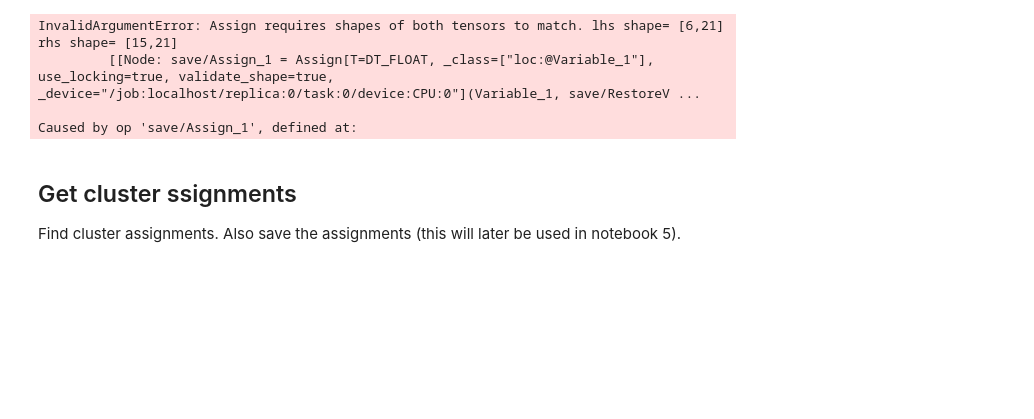
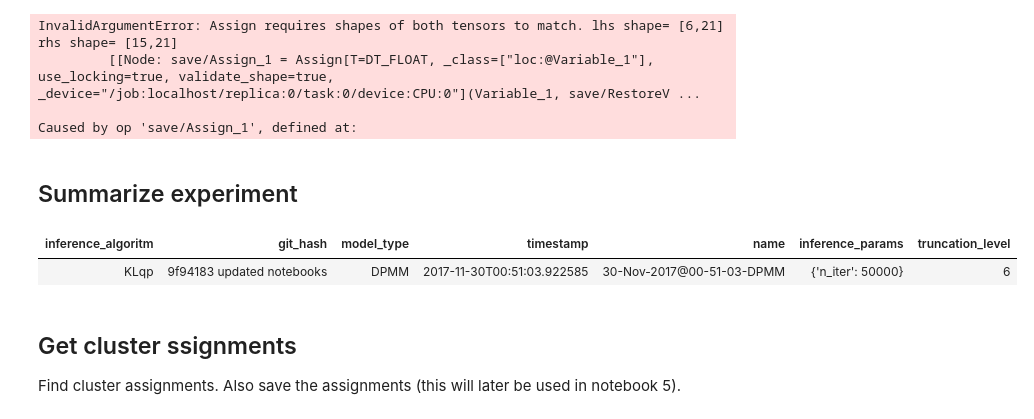
Before and after one commit to edublancas/neural-clustering, a Jupyter notebook: notebooks/4-2-model-criticism-DPMM.ipynb, the cells around one changed output. Cells and saved outputs as stored; diff of their text form; code cells hidden in the pictures; blank space fills up the shorter version.

```diff
--- a/notebooks/4-2-model-criticism-DPMM.ipynb
+++ b/notebooks/4-2-model-criticism-DPMM.ipynb
@@ -45,6 +47,13 @@ Caused by op 'save/Assign_1', defined at:
 # %%
 x_pred = exp['x_pred']
 x_train = exp['x_train']
+# %% [markdown]
+## Summarize experiment
+# %%
+summarize_experiment(cfg, EXPERIMENT_NAME)
+# %% [output]
+| inference_algoritm | git_hash | model_type | timestamp | name | inference_params | truncation_level |
+| KLqp | 9f94183 updated notebooks | DPMM | 2017-11-30T00:51:03.922585 | 30-Nov-2017@00-51-03-DPMM | {'n_iter': 50000} | 6 |
 # %% [markdown]
 ## Get cluster ssignments
 
```
Also changed, not shown: parts of 1 cell of this notebook, 4 other files.
